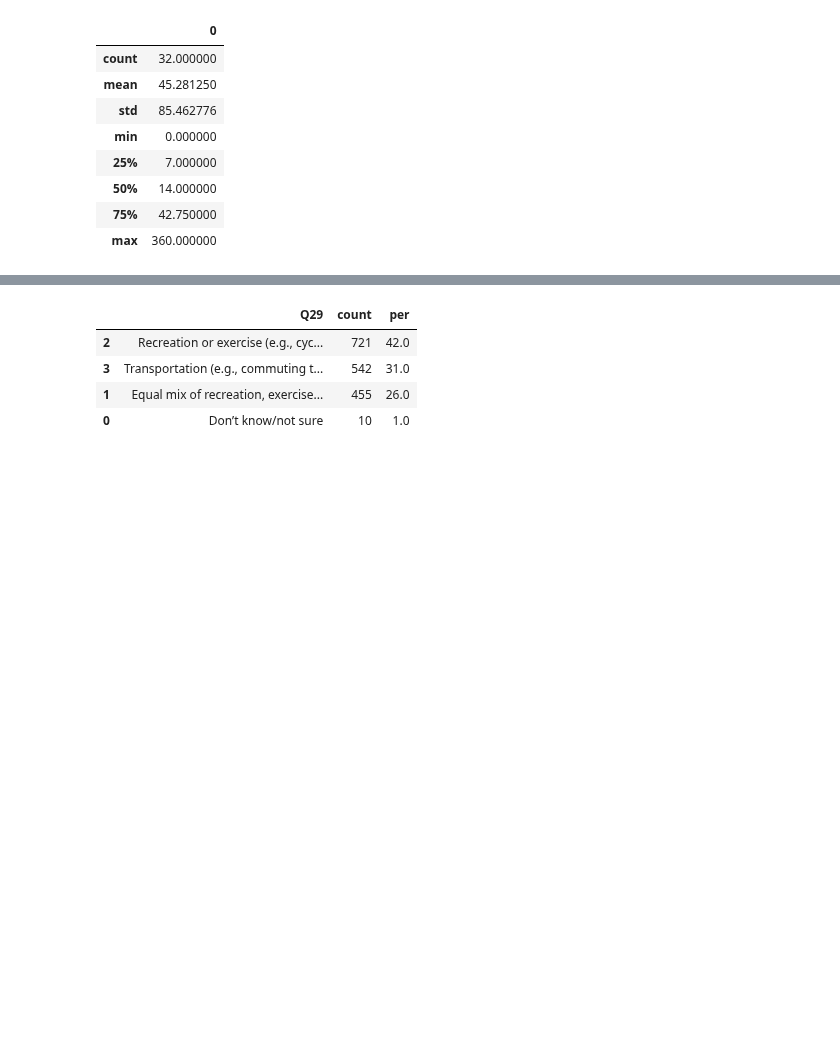
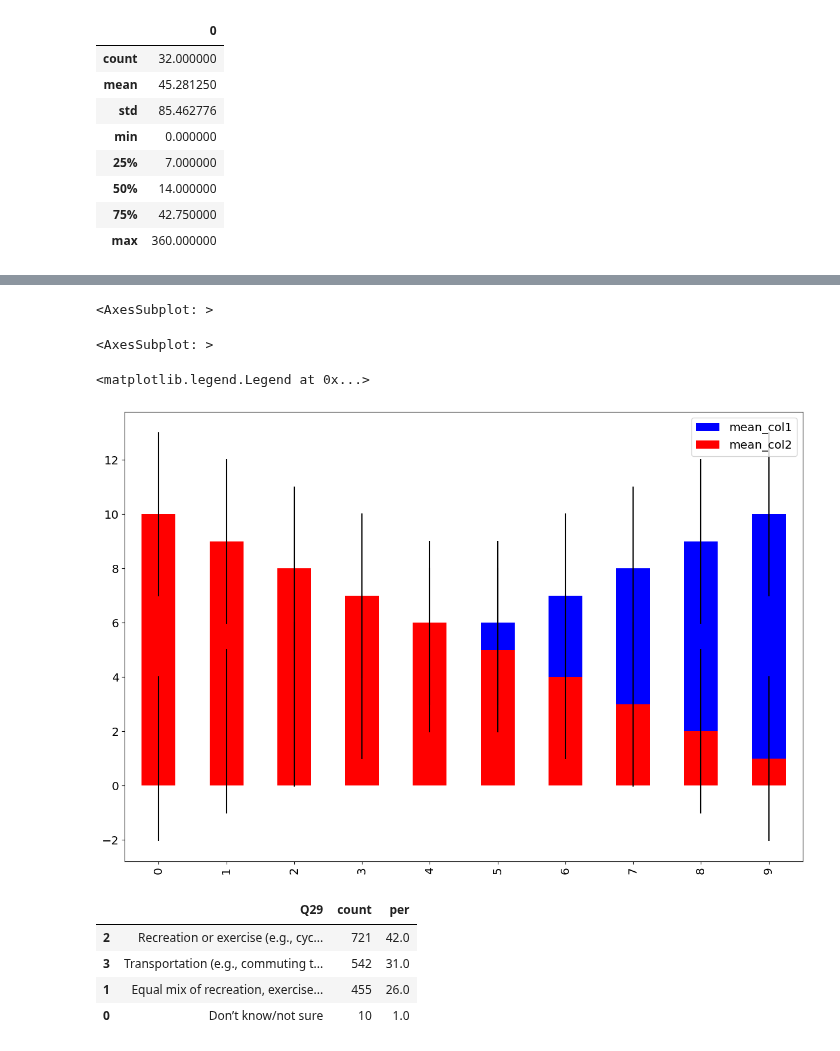
Before and after one commit to achic19/Biketheft, a Jupyter notebook: python/notebooks/paper_2_notebook/general analysis.ipynb, the cells around one changed output, grey strips where cells are left out. Cells and saved outputs as stored; diff of their text form; code cells hidden in the pictures; blank space fills up the shorter version.

```diff
--- a/python/notebooks/paper_2_notebook/general analysis.ipynb
+++ b/python/notebooks/paper_2_notebook/general analysis.ipynb
@@ -355,3 +435,29 @@ pd.crosstab(index =data_general['Fall'],columns=data_general['Winter'],normalize
+# %%
+import pandas as pd
+import matplotlib.pyplot as plt
+
+# Create a sample DataFrame
+df = pd.DataFrame({'col1': [1, 2, 3, 4, 5, 6, 7, 8, 9, 10],
+                   'col2': [10, 9, 8, 7, 6, 5, 4, 3, 2, 1]})
+
+# Calculate the mean and standard deviation of each column
+mean1 = df['col1'].mean()
+std1 = df['col1'].std()
+mean2 = df['col2'].mean()
+std2 = df['col2'].std()
+
+# Plot both columns on the same graph
+df['col1'].plot(kind='bar', color='blue', label='mean_col1', yerr=std1)
+df['col2'].plot(kind='bar', color='red', label='mean_col2', yerr=std2)
+
+# Add a legend and display the plot
+plt.legend()
+plt.show()
+# %% [output]
+<AxesSubplot: >
+<AxesSubplot: >
+<matplotlib.legend.Legend at 0x...>
+[figure, added]
 # %%
 q_num ='Q29'
 res_reg[q_num]
```
Also changed, not shown: parts of 5 cells of this notebook, 2 other files.
